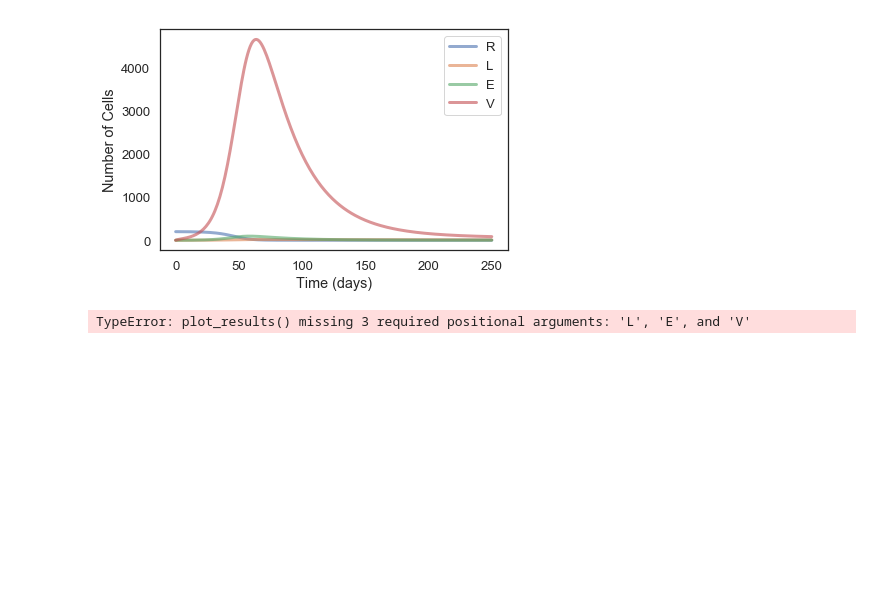
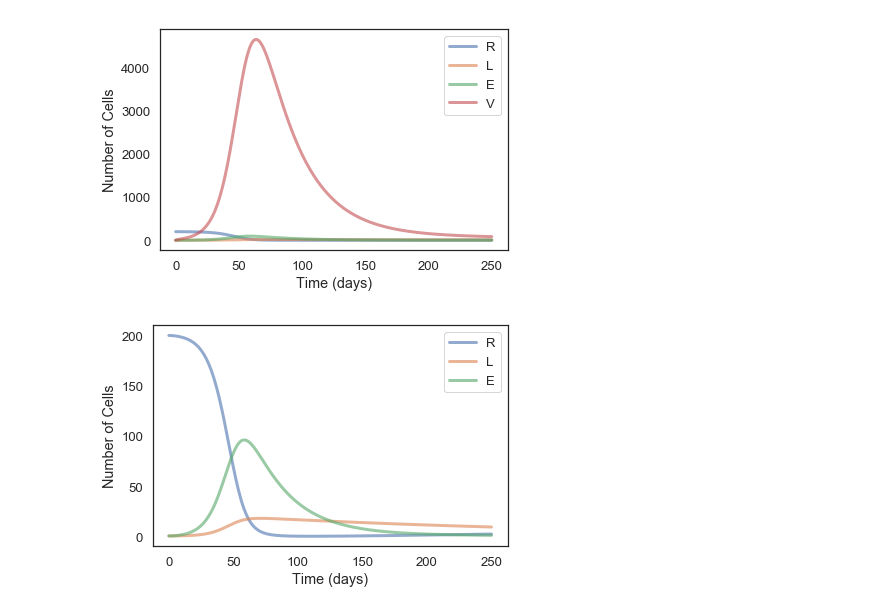
Before and after one commit to SanderMiller/ModSimPy, a Jupyter notebook: code/hiv_model.ipynb, the cells around one changed output. Drawn from its saved outputs; the diff is of its cells as text; code cells hidden in the pictures; blank space fills up the shorter version.

```diff
--- a/code/hiv_model.ipynb
+++ b/code/hiv_model.ipynb
@@ -120,7 +120,6 @@ def plot_results2(R, L, E):
     plot(R, label='R')
     plot(L, label='L')
     plot(E, label='E')
-    plot(V, label='V')
 # %%
 # frame[system.t0] = system.init
 # frame.row[system.t0] = system.init
@@ -130,9 +129,10 @@ decorate(xlabel='Time (days)',
         ylabel='Number of Cells')
 # %% [output]
 [figure]
-# %%
-plot_results(results.R)
-plot(results.L, label='L')
-plot(results.E, label='E')
-# %% [output]
-TypeError: plot_results() missing 3 required positional arguments: 'L', 'E', and 'V'
+# %%
+results = run_simulation(system, update_func)
+plot_results2(results.R, results.L, results.E)
+decorate(xlabel='Time (days)',
+        ylabel='Number of Cells')
+# %% [output]
+[figure, added]
```
